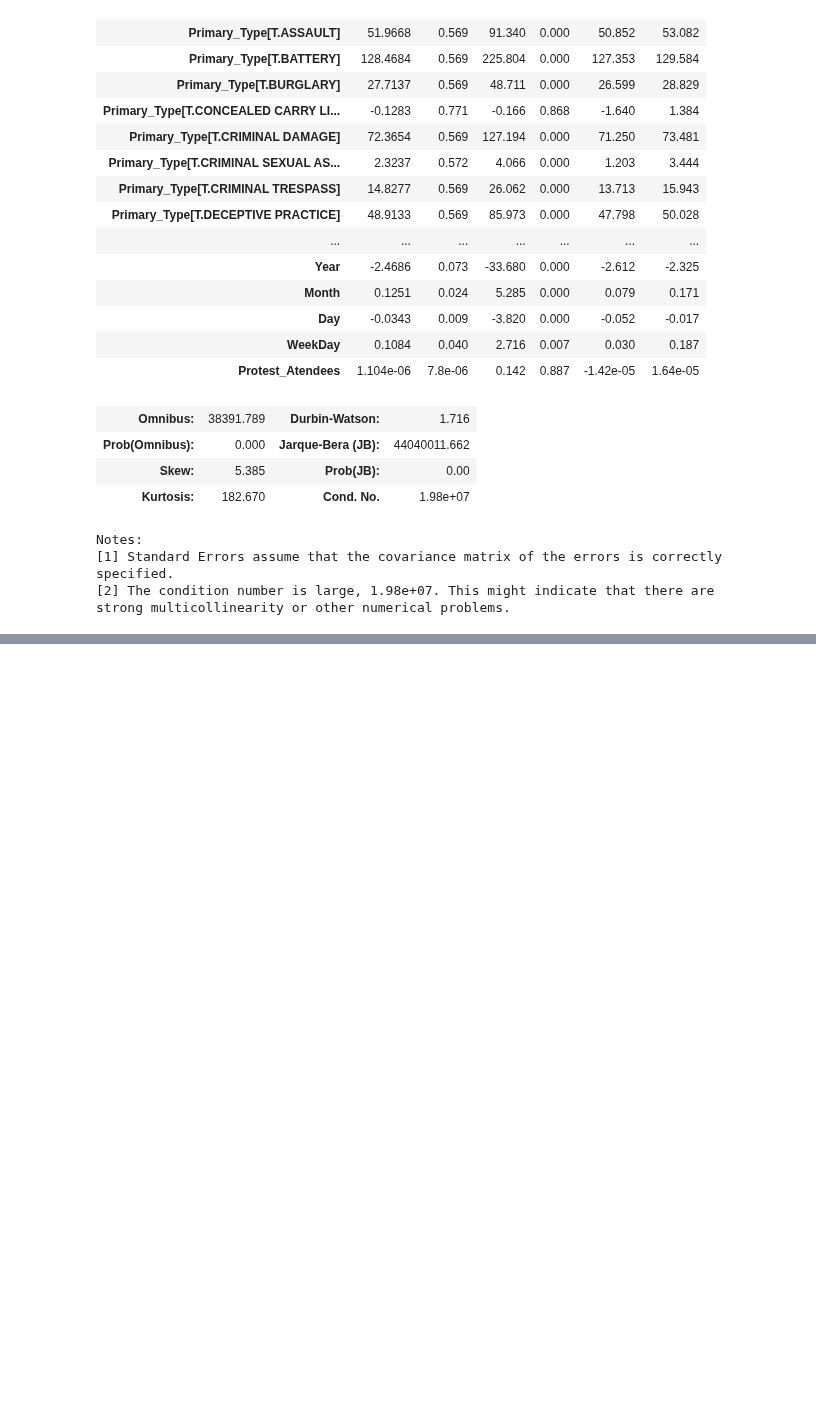
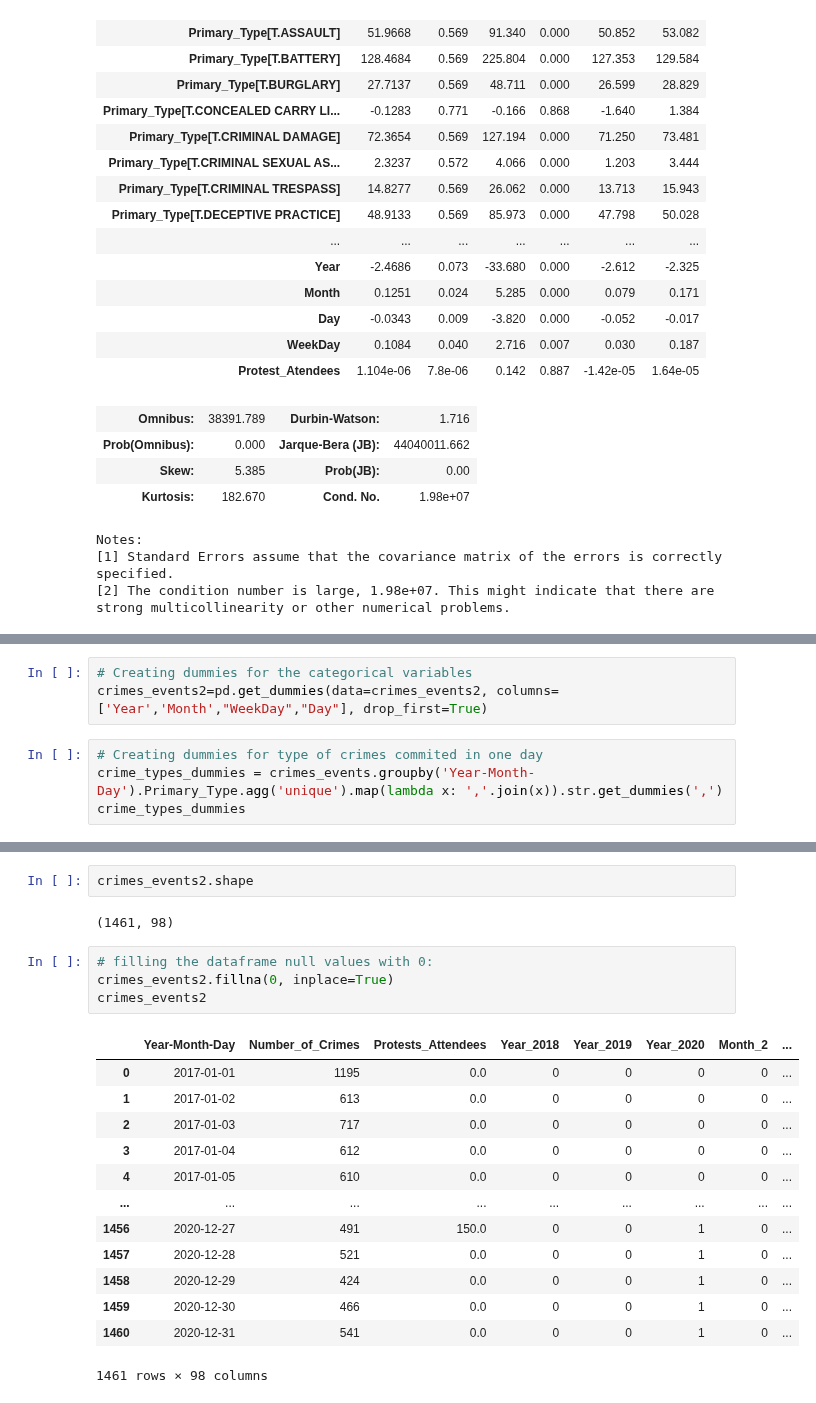
Before and after one commit to leo-cavalcante/crimes-in-chicago, a Jupyter notebook: Time Analysis.ipynb, the cells around one changed output, grey strips where cells are left out. Saved outputs shown, nothing was run; the diff lists cells and outputs as text; blank space fills up the shorter version.

```diff
--- a/Time Analysis.ipynb
+++ b/Time Analysis.ipynb
@@ -1175,0 +941,7 @@ crimes_events2["Year-Month-Day"].min()
+# %%
+# Creating dummies for the categorical variables
+crimes_events2=pd.get_dummies(data=crimes_events2, columns=['Year','Month',"WeekDay","Day"], drop_first=True)
+# %%
+# Creating dummies for type of crimes commited in one day
+crime_types_dummies = crimes_events.groupby('Year-Month-Day').Primary_Type.agg('unique').map(lambda x: ','.join(x)).str.get_dummies(',')
+crime_types_dummies
@@ -1175,0 +999,22 @@ crimes_events2["Year-Month-Day"].min()
+# %%
+crimes_events2.shape
+# %% [output]
+(1461, 98)
+# %%
+# filling the dataframe null values with 0:
+crimes_events2.fillna(0, inplace=True)
+crimes_events2
+# %% [output]
+|  | Year-Month-Day | Number_of_Crimes | Protests_Attendees | Year_2018 | Year_2019 | Year_2020 | Month_2 | ... |
+| 0 | 2017-01-01 | 1195 | 0.0 | 0 | 0 | 0 | 0 | ... |
+| 1 | 2017-01-02 | 613 | 0.0 | 0 | 0 | 0 | 0 | ... |
+| 2 | 2017-01-03 | 717 | 0.0 | 0 | 0 | 0 | 0 | ... |
+| 3 | 2017-01-04 | 612 | 0.0 | 0 | 0 | 0 | 0 | ... |
+| 4 | 2017-01-05 | 610 | 0.0 | 0 | 0 | 0 | 0 | ... |
+| ... | ... | ... | ... | ... | ... | ... | ... | ... |
+| 1456 | 2020-12-27 | 491 | 150.0 | 0 | 0 | 1 | 0 | ... |
+| 1457 | 2020-12-28 | 521 | 0.0 | 0 | 0 | 1 | 0 | ... |
+| 1458 | 2020-12-29 | 424 | 0.0 | 0 | 0 | 1 | 0 | ... |
+| 1459 | 2020-12-30 | 466 | 0.0 | 0 | 0 | 1 | 0 | ... |
+| 1460 | 2020-12-31 | 541 | 0.0 | 0 | 0 | 1 | 0 | ... |
+1461 rows × 98 columns
```
Also changed, not shown: parts of 70 cells of this notebook.
